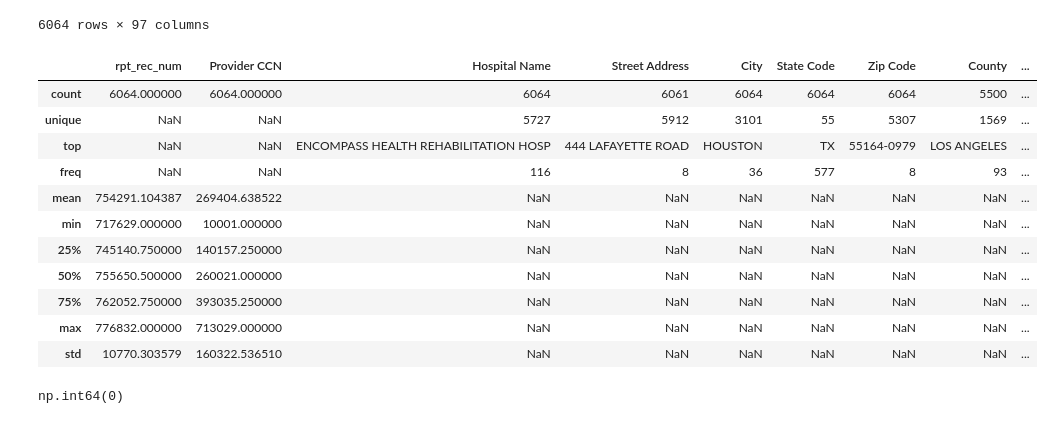
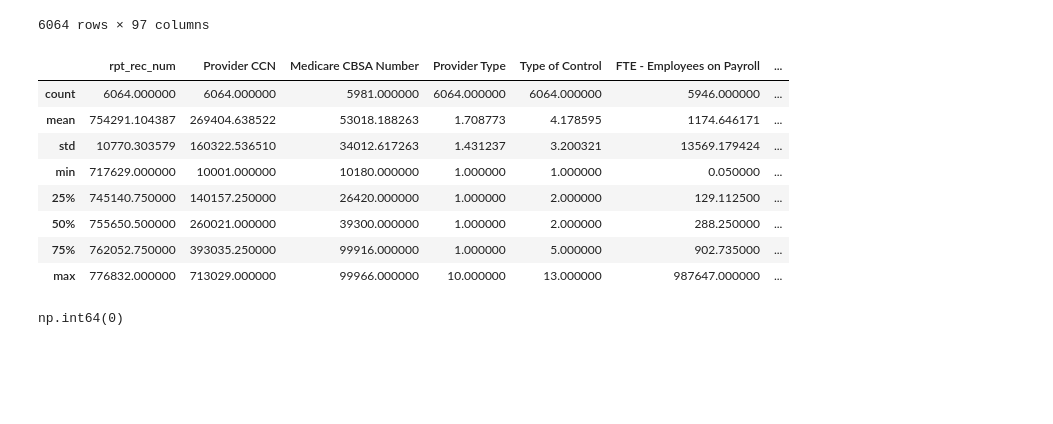
Before and after one commit to tware5-star/Module-B-semester-2, a Jupyter notebook: OMDS-ModB2-Week2-Ware-Tiffany.ipynb, the cells around one changed output. Saved outputs shown, nothing was run; the diff lists cells and outputs as text; code cells hidden in the pictures; blank space fills up the shorter version.

```diff
--- a/OMDS-ModB2-Week2-Ware-Tiffany.ipynb
+++ b/OMDS-ModB2-Week2-Ware-Tiffany.ipynb
@@ -271,21 +271,21 @@ Length: 97, dtype: object
 # %%
 # Decribe Dataset
 
-df_provider.describe(include='all') # To describe all the columns in dataset
-# Describe does not work on str variables, need to do changes on the dataset to change non category columns to float or int datatypes
+df_provider.describe(exclude=['str','datetime64']) # To describe all the columns in dataset that are not str or datatime datatypes
+# Describe does not work on str variables, made conversions above to change non category columns to float or int datatypes
+
+# NaN values returing for 2 columns DRG Amounts Other Than Outlier Payments, Outlier Payments For Discharges
+    # Check data values in original dataframe to see confirm if this is expected behavior
 # %% [output]
-|  | rpt_rec_num | Provider CCN | Hospital Name | Street Address | City | State Code | Zip Code | County | ... |
-| count | 6064.000000 | 6064.000000 | 6064 | 6061 | 6064 | 6064 | 6064 | 5500 | ... |
-| unique | NaN | NaN | 5727 | 5912 | 3101 | 55 | 5307 | 1569 | ... |
-| top | NaN | NaN | ENCOMPASS HEALTH REHABILITATION HOSP | 444 LAFAYETTE ROAD | HOUSTON | TX | 55164-0979 | LOS ANGELES | ... |
-| freq | NaN | NaN | 116 | 8 | 36 | 577 | 8 | 93 | ... |
-| mean | 754291.104387 | 269404.638522 | NaN | NaN | NaN | NaN | NaN | NaN | ... |
-| min | 717629.000000 | 10001.000000 | NaN | NaN | NaN | NaN | NaN | NaN | ... |
-| 25% | 745140.750000 | 140157.250000 | NaN | NaN | NaN | NaN | NaN | NaN | ... |
-| 50% | 755650.500000 | 260021.000000 | NaN | NaN | NaN | NaN | NaN | NaN | ... |
-| 75% | 762052.750000 | 393035.250000 | NaN | NaN | NaN | NaN | NaN | NaN | ... |
-| max | 776832.000000 | 713029.000000 | NaN | NaN | NaN | NaN | NaN | NaN | ... |
-| std | 10770.303579 | 160322.536510 | NaN | NaN | NaN | NaN | NaN | NaN | ... |
+|  | rpt_rec_num | Provider CCN | Medicare CBSA Number | Provider Type | Type of Control | FTE - Employees on Payroll | ... |
+| count | 6064.000000 | 6064.000000 | 5981.000000 | 6064.000000 | 6064.000000 | 5946.000000 | ... |
+| mean | 754291.104387 | 269404.638522 | 53018.188263 | 1.708773 | 4.178595 | 1174.646171 | ... |
+| std | 10770.303579 | 160322.536510 | 34012.617263 | 1.431237 | 3.200321 | 13569.179424 | ... |
+| min | 717629.000000 | 10001.000000 | 10180.000000 | 1.000000 | 1.000000 | 0.050000 | ... |
+| 25% | 745140.750000 | 140157.250000 | 26420.000000 | 1.000000 | 2.000000 | 129.112500 | ... |
+| 50% | 755650.500000 | 260021.000000 | 39300.000000 | 1.000000 | 2.000000 | 288.250000 | ... |
+| 75% | 762052.750000 | 393035.250000 | 99916.000000 | 1.000000 | 5.000000 | 902.735000 | ... |
+| max | 776832.000000 | 713029.000000 | 99966.000000 | 10.000000 | 13.000000 | 987647.000000 | ... |
 # %%
 # Check for duplicate records
 
```
Also changed, not shown: parts of 3 cells of this notebook.
